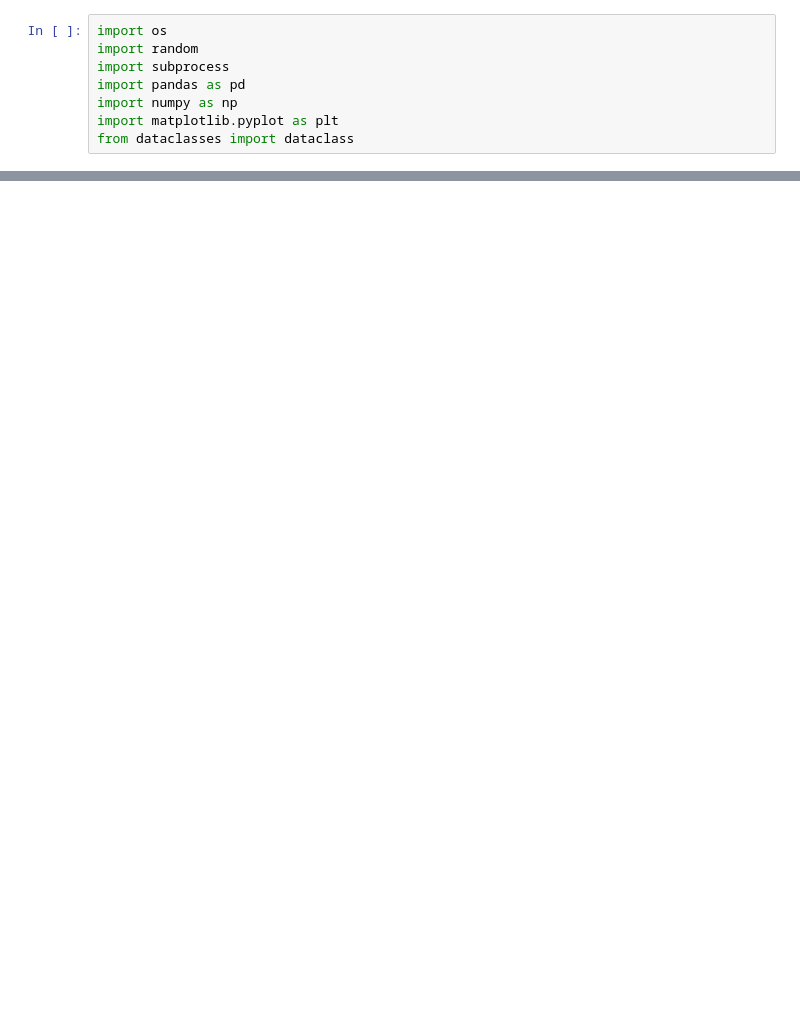
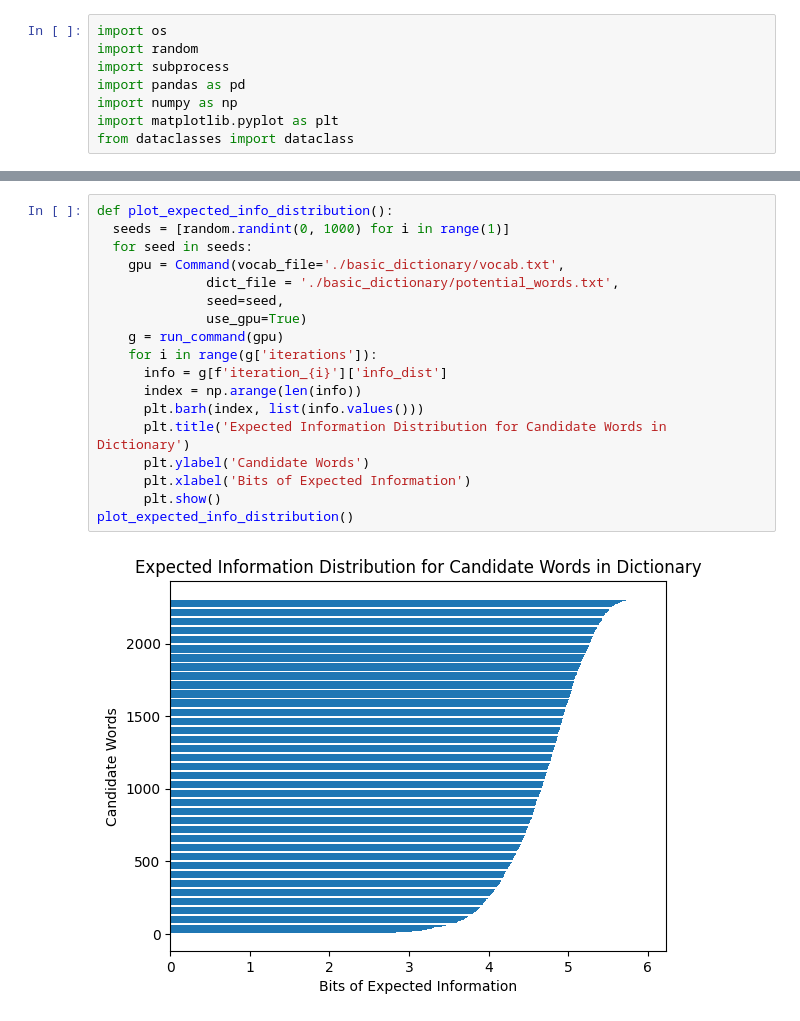
Before and after one commit to AniruddhS24/cuda-wordle, a Jupyter notebook: results.ipynb, the cells around one changed output, grey strips where cells are left out. Drawn from its saved outputs; the diff is of its cells as text; blank space fills up the shorter version.

```diff
--- a/results.ipynb
+++ b/results.ipynb
@@ -128,0 +250,20 @@ GPU Iterations: 3.2
+# %%
+def plot_expected_info_distribution():
+  seeds = [random.randint(0, 1000) for i in range(1)]
+  for seed in seeds:
+    gpu = Command(vocab_file='./basic_dictionary/vocab.txt',
+              dict_file = './basic_dictionary/potential_words.txt',
+              seed=seed,
+              use_gpu=True)
+    g = run_command(gpu)
+    for i in range(g['iterations']):
+      info = g[f'iteration_{i}']['info_dist']
+      index = np.arange(len(info))
+      plt.barh(index, list(info.values()))
+      plt.title('Expected Information Distribution for Candidate Words in Dictionary')
+      plt.ylabel('Candidate Words')
+      plt.xlabel('Bits of Expected Information')
+      plt.show()
+plot_expected_info_distribution()
+# %% [output]
+[figure, added]
```
Also changed, not shown: parts of 9 cells of this notebook, 11 other files.
